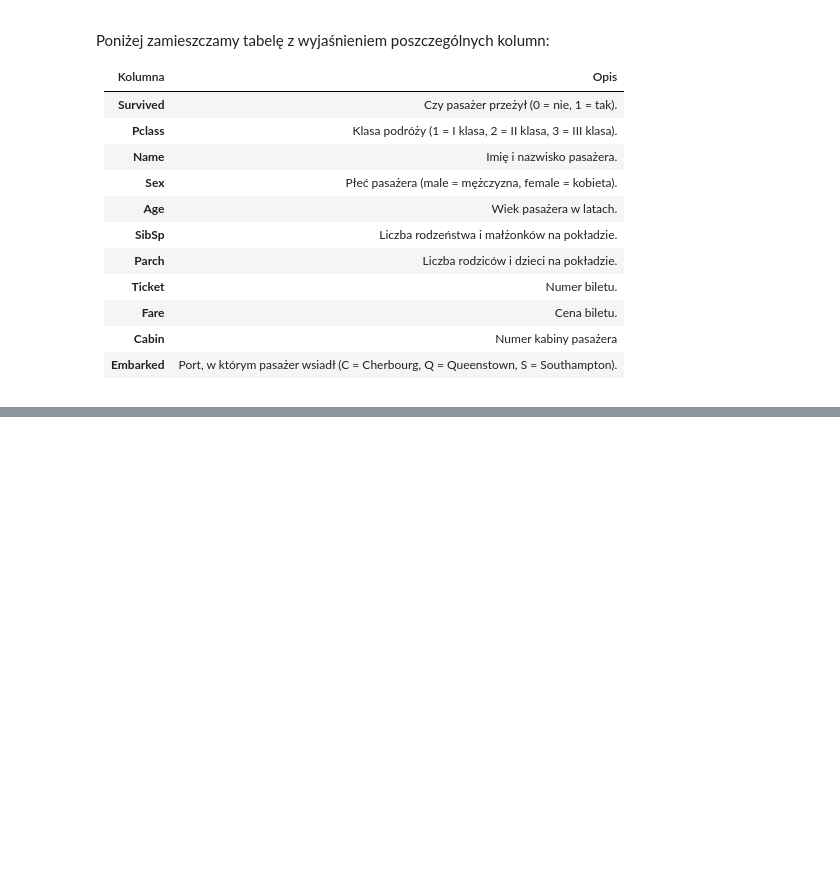
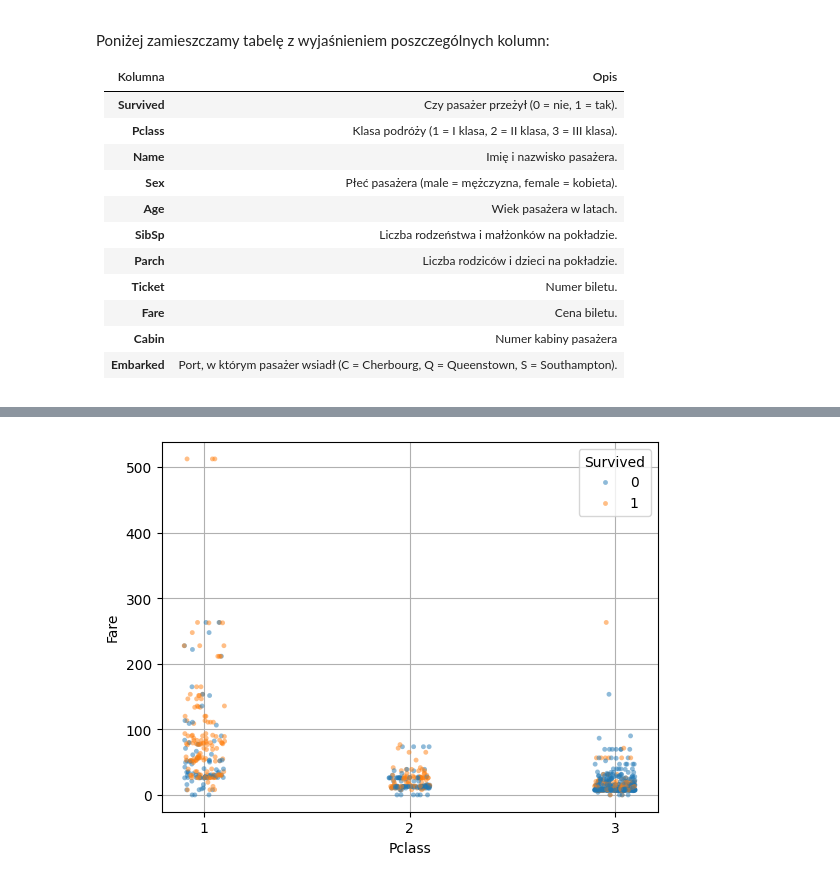
Before and after one commit to Solvro/ml-wakacyjne-wyzwanie-2025, a Jupyter notebook: 1_przetwarzanie_wizualizacja/EDA_zadanie.ipynb, the cells around one changed output, grey strips where cells are left out. Saved outputs shown, nothing was run; the diff lists cells and outputs as text; code cells hidden in the pictures; blank space fills up the shorter version.

```diff
--- a/1_przetwarzanie_wizualizacja/EDA_zadanie.ipynb
+++ b/1_przetwarzanie_wizualizacja/EDA_zadanie.ipynb
@@ -67,0 +255,9 @@ titanic_df = pd.read_csv(base_path / 'titanic.csv', index_col='PassengerId')
+# %%
+def strip_plot(df, x, y, hue=None, size=3.5):
+    sns.stripplot(data=learning_data, x=x, y=y, hue=hue, size=size, alpha=0.5)
+    plt.grid(True)
+    plt.plot()
+
+strip_plot(learning_data, 'Pclass', 'Fare', 'Survived')
+# %% [output]
+[figure, added]
```
Also changed, not shown: parts of 33 cells of this notebook.
